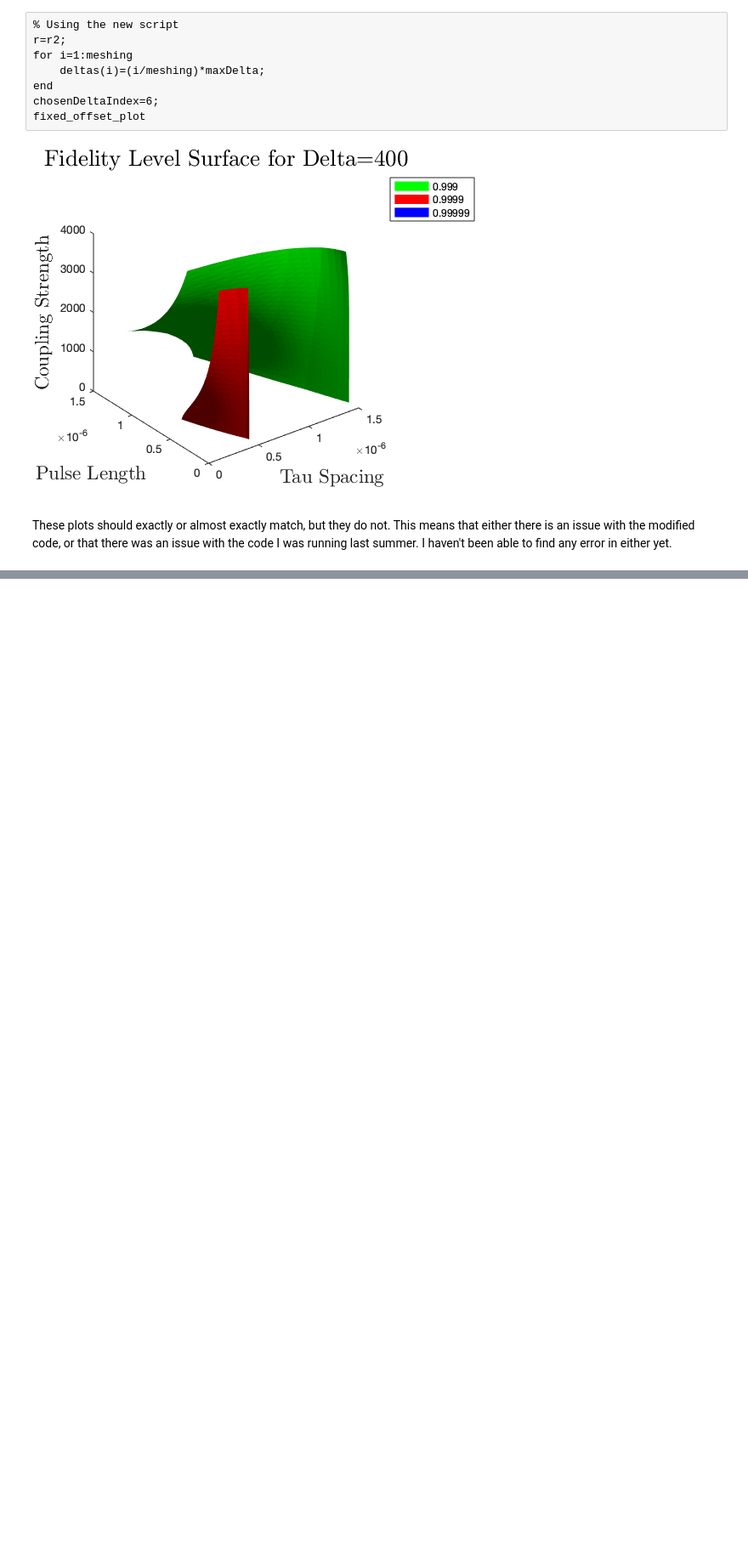
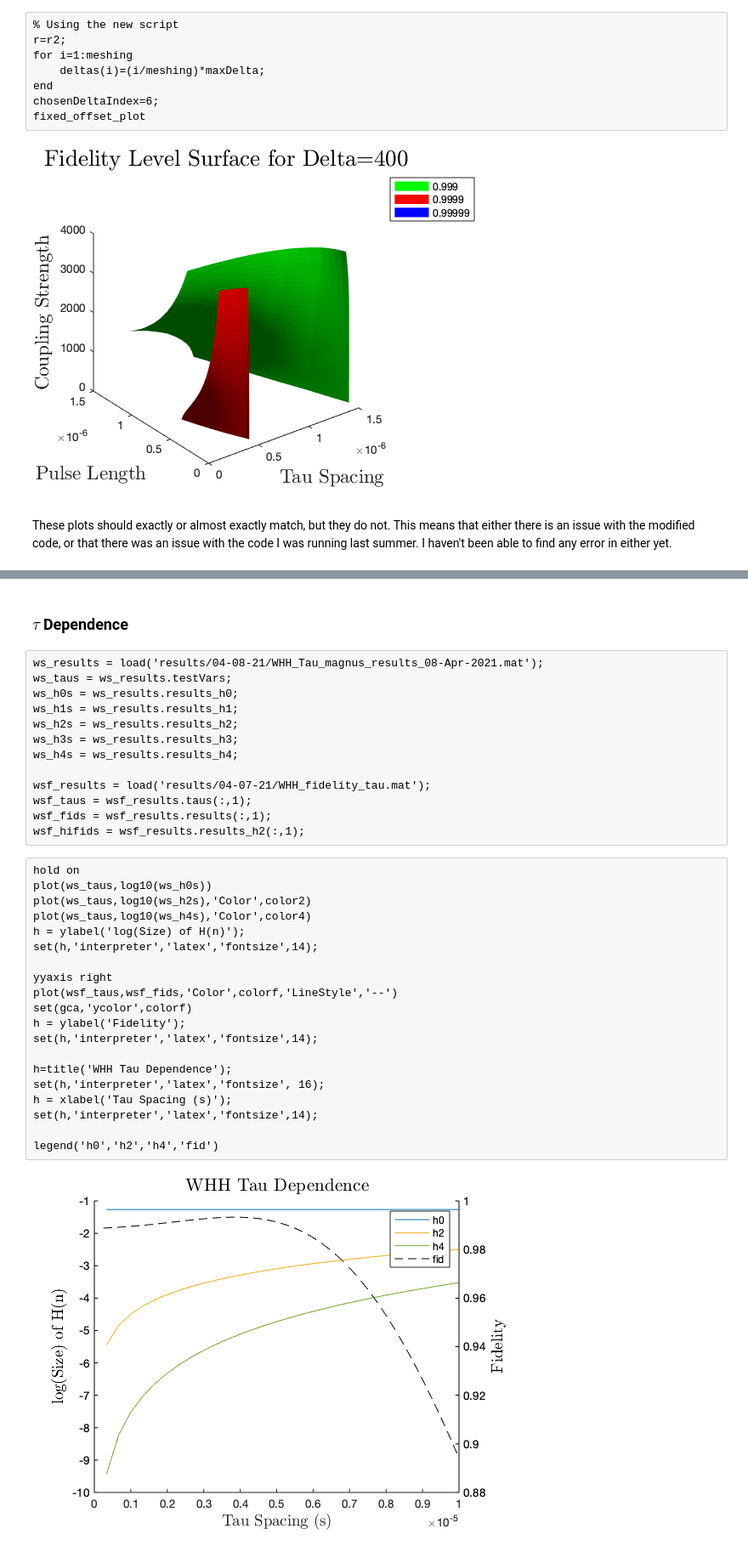
Before and after one commit to wynter-alford/spin-tools, a Jupyter notebook: Magnus Tools.ipynb, the cells around one changed output, grey strips where cells are left out. Shown at 85% size. Drawn from its saved outputs; the diff is of its cells as text; blank space fills up the shorter version.

```diff
--- a/Magnus Tools.ipynb
+++ b/Magnus Tools.ipynb
@@ -1574,0 +1261,37 @@ legend('cory h0','cory h1','cory h2','cory h3','cory h4','yxxh0','yxxh1','yxxh2'
+# %% [markdown]
+### $\tau$ Dependence
+# %%
+ws_results = load('results/04-08-21/WHH_Tau_magnus_results_08-Apr-2021.mat');
+ws_taus = ws_results.testVars;
+ws_h0s = ws_results.results_h0;
+ws_h1s = ws_results.results_h1;
+ws_h2s = ws_results.results_h2;
+ws_h3s = ws_results.results_h3;
+ws_h4s = ws_results.results_h4;
+
+wsf_results = load('results/04-07-21/WHH_fidelity_tau.mat');
+wsf_taus = wsf_results.taus(:,1);
+wsf_fids = wsf_results.results(:,1);
+wsf_hifids = wsf_results.results_h2(:,1);
+# %%
+hold on
+plot(ws_taus,log10(ws_h0s))
+plot(ws_taus,log10(ws_h2s),'Color',color2)
+plot(ws_taus,log10(ws_h4s),'Color',color4)
+h = ylabel('log(Size) of H(n)');
+set(h,'interpreter','latex','fontsize',14);
+
+yyaxis right
+plot(wsf_taus,wsf_fids,'Color',colorf,'LineStyle','--')
+set(gca,'ycolor',colorf)
+h = ylabel('Fidelity');
+set(h,'interpreter','latex','fontsize',14);
+
+h=title('WHH Tau Dependence');
+set(h,'interpreter','latex','fontsize', 16);
+h = xlabel('Tau Spacing (s)');
+set(h,'interpreter','latex','fontsize',14);
+
+legend('h0','h2','h4','fid')
+# %% [output]
+[figure, added]
```
Also changed, not shown: parts of 99 cells of this notebook, 2 other files.
